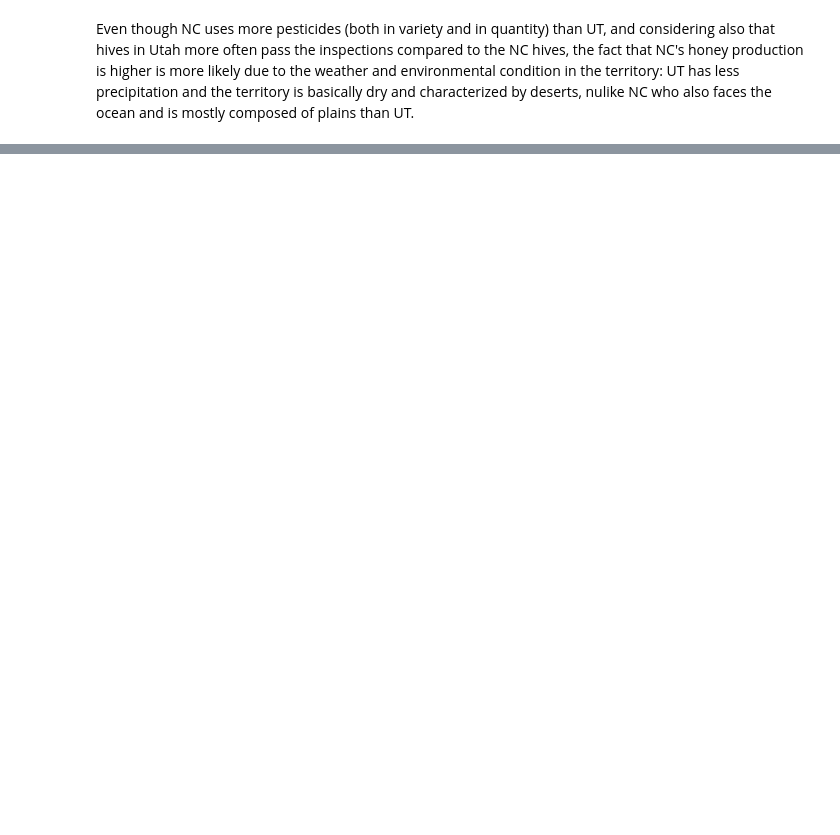
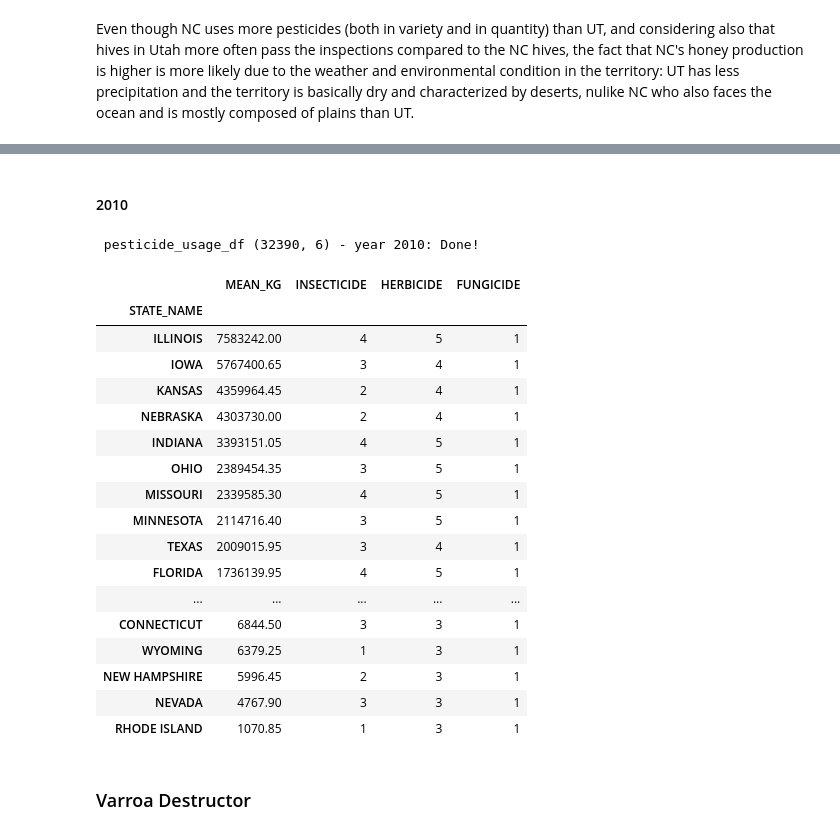
Before and after one commit to Ddav3/Bees_production_analysis, a Jupyter notebook: honey_production.ipynb, the cells around one changed output, grey strips where cells are left out. Cells and saved outputs as stored; diff of their text form; code cells hidden in the pictures; blank space fills up the shorter version.

```diff
--- a/honey_production.ipynb
+++ b/honey_production.ipynb
@@ -273,0 +540,38 @@ inspections_on_weather_df.groupby(["STATE", "YEAR"])[["PERCENT_MET", "TEMPERATUR
+# %% [markdown]
+#### 2010
+# %%
+pesticide_usage_df = utils.apistox_support_setup(year = 2010, remove_kg=False)
+
+apistox_complete_df = apistox_df.merge(pesticide_usage_df)
+apistox_complete_df.drop(["name", "source", "SMILES", "CID","other_agrochemical", "year"], axis = 1, inplace=True)
+apistox_complete_df.columns = apistox_complete_df.columns.map(str.upper)
+
+apistox_complete_df_copy = apistox_complete_df.copy()
+
+apistox_complete_df = apistox_complete_df_copy
+quantity_part = apistox_complete_df.groupby("STATE_NAME")[["MEAN_KG"]].sum().reset_index()
+variety_part = apistox_complete_df.groupby("STATE_NAME")[["INSECTICIDE","HERBICIDE", "FUNGICIDE"]].sum().reset_index()
+
+quantity_part.merge(variety_part).set_index("STATE_NAME").sort_values("MEAN_KG", ascending=False)
+# %% [output]
+ pesticide_usage_df (32390, 6) - year 2010: Done!
+|  | MEAN_KG | INSECTICIDE | HERBICIDE | FUNGICIDE |
+| STATE_NAME |  |  |  |  |
+| ILLINOIS | 7583242.00 | 4 | 5 | 1 |
+| IOWA | 5767400.65 | 3 | 4 | 1 |
+| KANSAS | 4359964.45 | 2 | 4 | 1 |
+| NEBRASKA | 4303730.00 | 2 | 4 | 1 |
+| INDIANA | 3393151.05 | 4 | 5 | 1 |
+| OHIO | 2389454.35 | 3 | 5 | 1 |
+| MISSOURI | 2339585.30 | 4 | 5 | 1 |
+| MINNESOTA | 2114716.40 | 3 | 5 | 1 |
+| TEXAS | 2009015.95 | 3 | 4 | 1 |
+| FLORIDA | 1736139.95 | 4 | 5 | 1 |
+| ... | ... | ... | ... | ... |
+| CONNECTICUT | 6844.50 | 3 | 3 | 1 |
+| WYOMING | 6379.25 | 1 | 3 | 1 |
+| NEW HAMPSHIRE | 5996.45 | 2 | 3 | 1 |
+| NEVADA | 4767.90 | 3 | 3 | 1 |
+| RHODE ISLAND | 1070.85 | 1 | 3 | 1 |
+# %% [markdown]
+### Varroa Destructor
```
Also changed, not shown: parts of 30 cells of this notebook, 3 other files.
